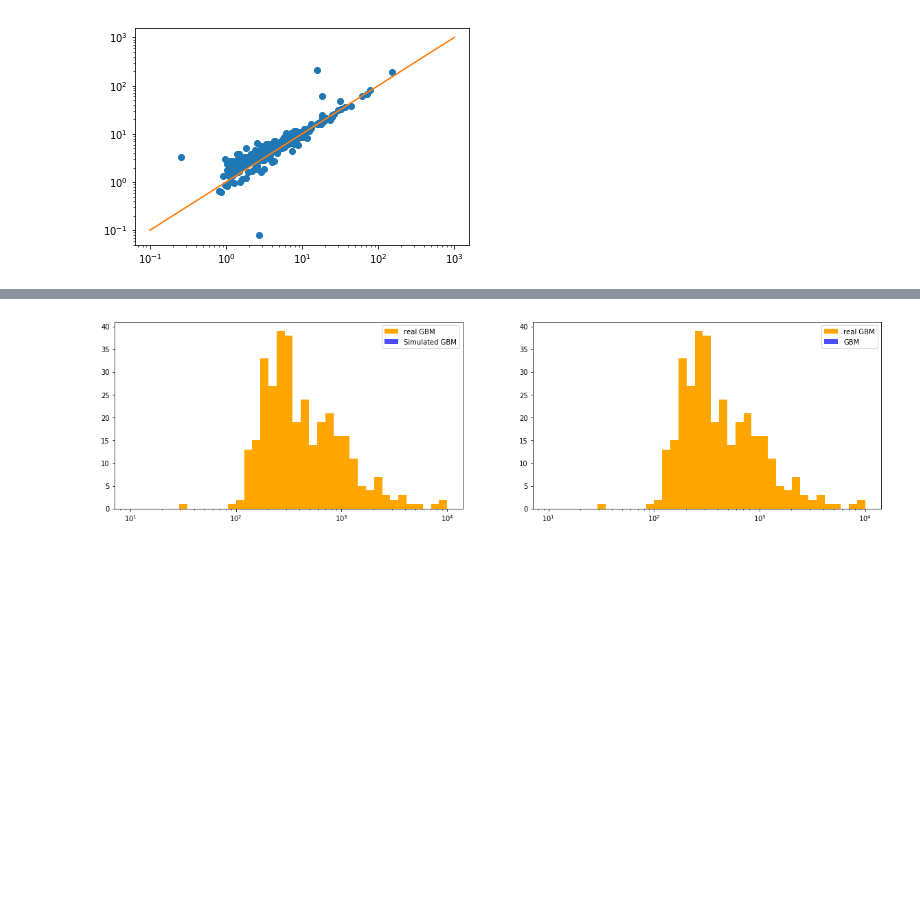
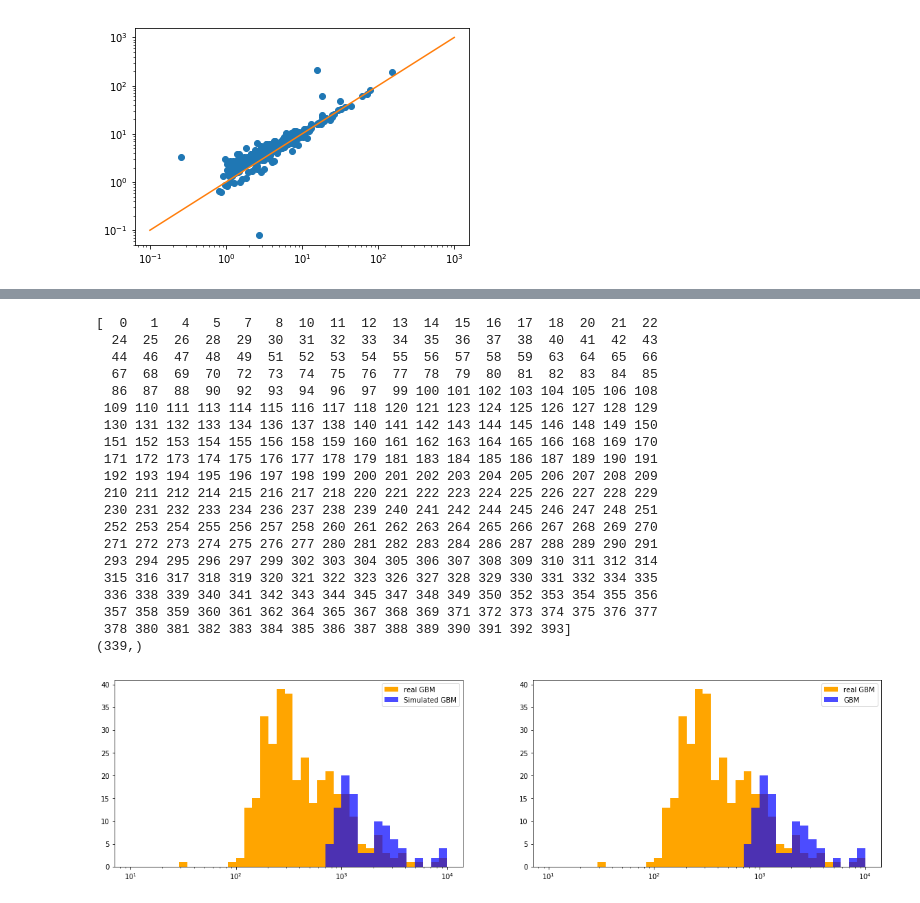
Before and after one commit to BurstCube/Users, a Jupyter notebook: ajoens/BurstCube_grbrates_simulation-Copy1.ipynb, the cells around one changed output, grey strips where cells are left out. Drawn from its saved outputs; the diff is of its cells as text; code cells hidden in the pictures; blank space fills up the shorter version.

Commit message:
Updated code to calculate the interval

```diff
--- a/ajoens/BurstCube_grbrates_simulation-Copy1.ipynb
+++ b/ajoens/BurstCube_grbrates_simulation-Copy1.ipynb
@@ -17,7 +17,7 @@ gbm=gbm[1].data
 
 #randomly select GRBs from GBM catalog in orer to create simulated sample
 
-simsample = gbm[np.random.choice(gbm.shape[0], 6352, replace=True)]
+simsample = gbm[np.random.choice(gbm.shape[0], 5000, replace=True)]
 # %%
 ## code to use when reading in GBM effective area in order to get data into the desired format
 def getGBMdata(gbmfile=None):
@@ -258,11 +292,12 @@ def throw_grbs(fermi,minflux,maxflux):
     return gbmexposures, secondhighest, randgbmexposures
 # %%
 #define the peak flux interval
-interval = simsample['PFLX_SPECTRUM_STOP']-simsample['PFLX_SPECTRUM_START']
+interval = simsample['PFLX_SPECTRUM_STOP'][ssim]-simsample['PFLX_SPECTRUM_START'][ssim]
 print(interval)
 #interval = gbm['PFLX_SPECTRUM_STOP'][s]-gbm['PFLX_SPECTRUM_START'][s]
 #print the interval of only the short bursts
 #print(interval[s])
 w=np.shape(interval)
-print(w)
+#print(w)
+interval=np.array(interval)
 # %% [output]
@@ -300,10 +343,9 @@ gbmexposures= [[0.91999472 0.99236579 0.94463557 ... 0.         0.97774093 0.841
 # %%
 #Solve for the number of detected counts which will equal our source photons
 #Should this really be multiplied by pf or should it be multiplied by flux? pf is calculated from GBM catalog#
-source = simpf*secondhighest*interval[s]
-q=np.shape(simpf)
-print(q)
-y=np.shape(secondhighest)
-print(y)
-x=np.shape(interval[s])
-print(x)
+#Interval is already only for the short bursts so no need to index over short bursts
+#Do we want the photons from the source to be calculated from countrate or flux?
+source=np.zeros(len(ssim))
+for i in range(len(ssim)):
+    source[i] = simgbmcr[i]*secondhighest[i]*interval[i]
+#print(source)
@@ -315,5 +353,5 @@ print(x)
 #Assuming a background count rate. units: cts/s
 bckgrd= 1000
 #scale the background count rate
-scaledbckgrd = bckgrd*secondhighest*interval[s]
-print(scaledbckgrd)
+scaledbckgrd = bckgrd*secondhighest*interval
+#print(scaledbckgrd)
@@ -368,24 +389,52 @@ print(detect)
 # %%
 #Creating plot of peak flux versus counts for real and simulated GBM
-w=np.where(pf>0)[0]
-wg = np.where(simgbmcr*detect>0)[0]
+w=np.where(gbmcr>0)[0]
+print(w)
+print(np.shape(w))
+#The following line gets me a spectrum that is very similar to real gbm's but does not take into account the significance
+wg = np.where((simgbmcr*detect)>0)[0]
+#print(wg)
+#print(np.shape(wg))
+#w=np.where(pf>0)[0]
+#wg = np.where(simgbmpf*detect>0)[0]
 #print(np.log10(pf[w]))
 fig=plot.figure(figsize=(20,5))
 plot.subplot(1,2,1)
 plot.hist(gbmcr[w],label='real GBM',bins=np.logspace(1,4,40),color='orange')
-plot.hist(simgbmcr[wg],label='Simulated GBM',bins=np.logspace(1,4,40),alpha=0.7,color='blue')
+plot.hist((simgbmcr*detect),label='Simulated GBM',bins=np.logspace(1,4,40),alpha=0.7,color='blue')
+#plot.hist(simgbmcr[wg],label='Simulated GBM',bins=np.logspace(1,4,40),alpha=0.7,color='blue')
 plot.xscale('log')
 plot.legend()
 plot.subplot(1,2,2)
 #plot.hist(flux,label='All',bins=np.logspace(-1,2,40),color='green')
 #pf has been gathered from the GBM catalog
 plot.hist(gbmcr[w],label='real GBM',bins=np.logspace(1,4,40),color='orange')
 # this is the simulated GBM
 plot.hist(simgbmcr[wg],label='GBM',bins=np.logspace(1,4,40),alpha=0.7,color='blue')
 #plot.hist(flux[w],label='BC',bins=np.logspace(-1,2,40),alpha=0.7,color='red')
 plot.xscale('log')
 plot.legend()
 
 plot.show()
 # %% [output]
+[  0   1   4   5   7   8  10  11  12  13  14  15  16  17  18  20  21  22
+  24  25  26  28  29  30  31  32  33  34  35  36  37  38  40  41  42  43
+  44  46  47  48  49  51  52  53  54  55  56  57  58  59  63  64  65  66
+  67  68  69  70  72  73  74  75  76  77  78  79  80  81  82  83  84  85
+  86  87  88  90  92  93  94  96  97  99 100 101 102 103 104 105 106 108
+ 109 110 111 113 114 115 116 117 118 120 121 123 124 125 126 127 128 129
+ 130 131 132 133 134 136 137 138 140 141 142 143 144 145 146 148 149 150
+ 151 152 153 154 155 156 158 159 160 161 162 163 164 165 166 168 169 170
+ 171 172 173 174 175 176 177 178 179 181 183 184 185 186 187 189 190 191
+ 192 193 194 195 196 197 198 199 200 201 202 203 204 205 206 207 208 209
+ 210 211 212 214 215 216 217 218 220 221 222 223 224 225 226 227 228 229
+ 230 231 232 233 234 236 237 238 239 240 241 242 244 245 246 247 248 251
+ 252 253 254 255 256 257 258 260 261 262 263 264 265 266 267 268 269 270
+ 271 272 273 274 275 276 277 280 281 282 283 284 286 287 288 289 290 291
+ 293 294 295 296 297 299 302 303 304 305 306 307 308 309 310 311 312 314
+ 315 316 317 318 319 320 321 322 323 326 327 328 329 330 331 332 334 335
+ 336 338 339 340 341 342 343 344 345 347 348 349 350 352 353 354 355 356
+ 357 358 359 360 361 362 364 365 367 368 369 371 372 373 374 375 376 377
+ 378 380 381 382 383 384 385 386 387 388 389 390 391 392 393]
+(339,)
-[figure, old version]
+[figure, new version]
```
Also changed, not shown: parts of 10 cells of this notebook.
